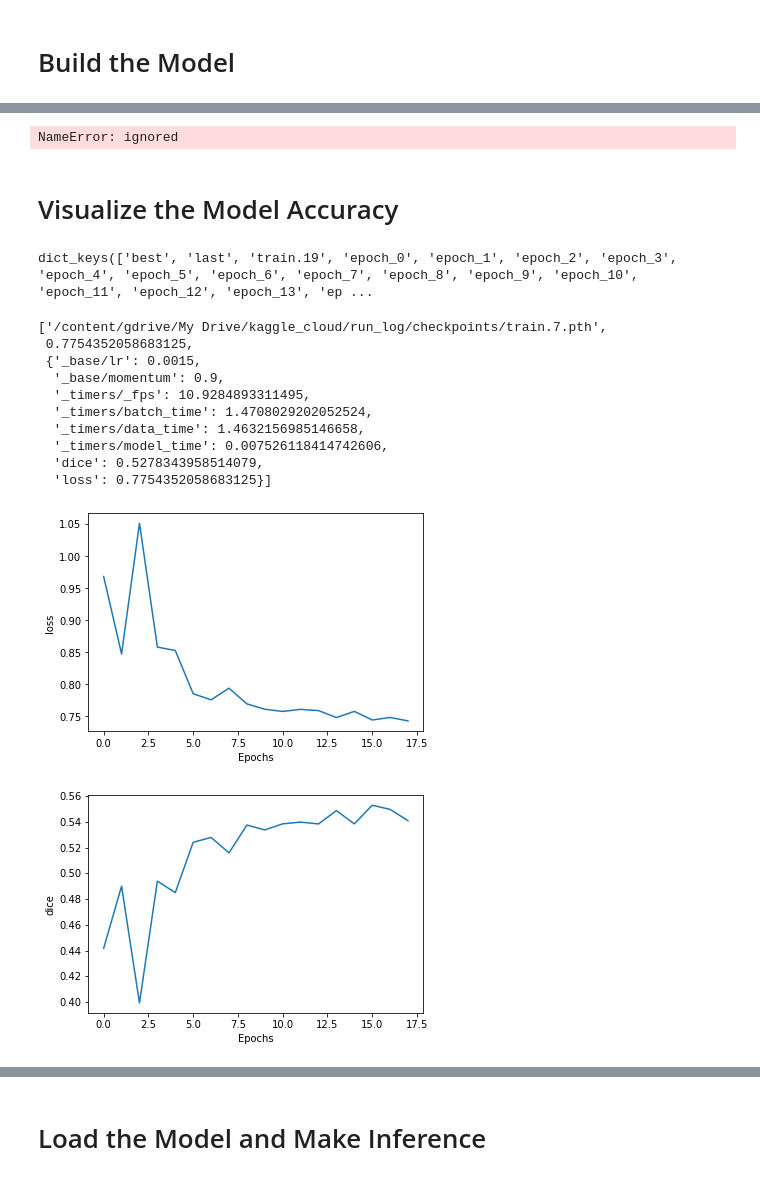
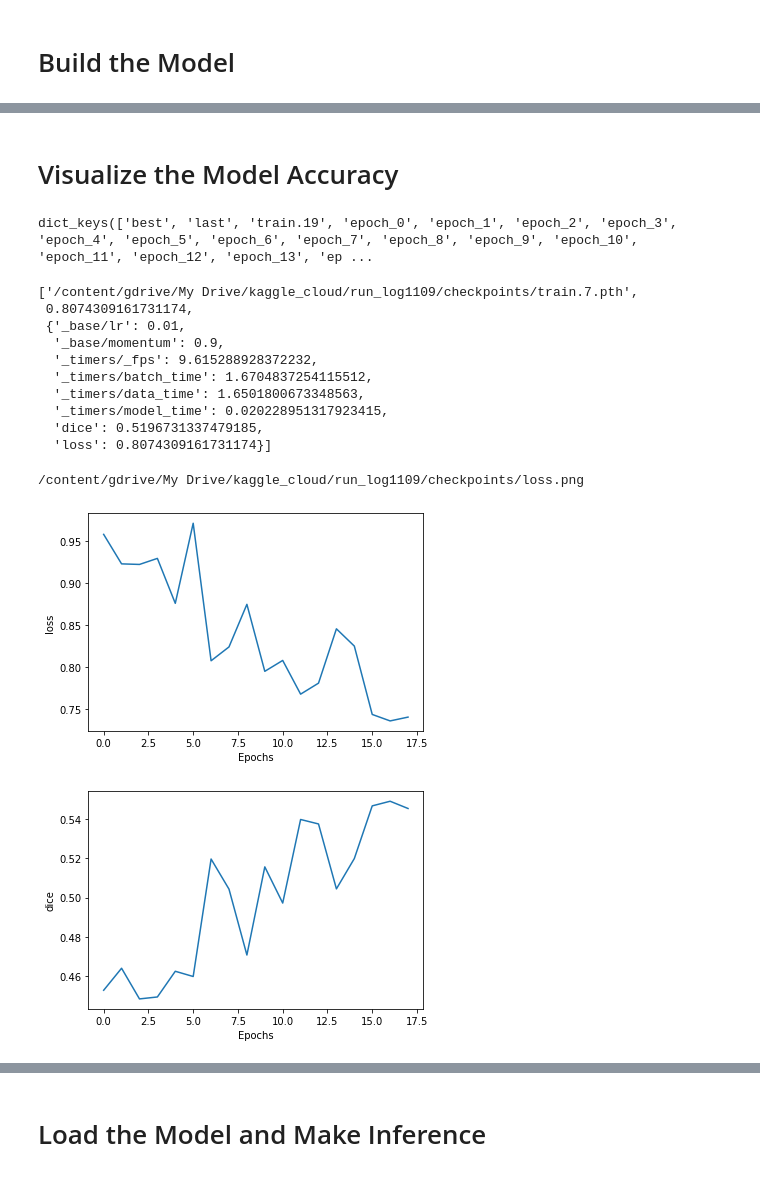
Before and after one commit to lkforward/CloudFlower, a Jupyter notebook: run_cloud_model.ipynb, the cells around one changed output, grey strips where cells are left out. Cells and saved outputs as stored; diff of their text form; code cells hidden in the pictures.

```diff
--- a/run_cloud_model.ipynb
+++ b/run_cloud_model.ipynb
@@ -539,16 +521,8 @@ Top best models:
-# %%
-utils.plot_metrics(
-    logdir=logdir,
-    # specify which metrics we want to plot
-    metrics=["loss", "dice", 'lr', '_base/lr']
-)
-# %% [output]
-NameError: ignored
 # %% [markdown]
 # Visualize the Model Accuracy
 # %%
 import json
-metric_file = '/content/gdrive/My Drive/kaggle_cloud/run_log/checkpoints/_metrics.json'
+metric_file = '/content/gdrive/My Drive/kaggle_cloud/run_log1109/checkpoints/_metrics.json'
 
 with open(metric_file, 'r') as f:
   metrics = json.load(f)
@@ -557,18 +531,18 @@ print(metrics.keys())
 metrics['epoch_6']
 # %% [output]
 dict_keys(['best', 'last', 'train.19', 'epoch_0', 'epoch_1', 'epoch_2', 'epoch_3', 'epoch_4', 'epoch_5', 'epoch_6', 'epoch_7', 'epoch_8', 'epoch_9', 'epoch_10', 'epoch_11', 'epoch_12', 'epoch_13', 'ep ...
-['/content/gdrive/My Drive/kaggle_cloud/run_log/checkpoints/train.7.pth',
- 0.7754352058683125,
- {'_base/lr': 0.0015,
+['/content/gdrive/My Drive/kaggle_cloud/run_log1109/checkpoints/train.7.pth',
+ 0.8074309161731174,
+ {'_base/lr': 0.01,
   '_base/momentum': 0.9,
-  '_timers/_fps': 10.9284893311495,
-  '_timers/batch_time': 1.4708029202052524,
-  '_timers/data_time': 1.4632156985146658,
-  '_timers/model_time': 0.007526118414742606,
-  'dice': 0.5278343958514079,
-  'loss': 0.7754352058683125}]
+  '_timers/_fps': 9.615288928372232,
+  '_timers/batch_time': 1.6704837254115512,
+  '_timers/data_time': 1.6501800673348563,
+  '_timers/model_time': 0.020228951317923415,
+  'dice': 0.5196731337479185,
+  'loss': 0.8074309161731174}]
 # %%
-def plot_metrics_json(metric_file, metric_name, n_epochs):
+def plot_metrics_json(metric_file, metric_name, n_epochs, do_save_fig=False, figname=None):
   """
   Plot the change of a metric in the training process saved in a *.json file.
 
@@ -587,14 +561,21 @@ def plot_metrics_json(metric_file, metric_name, n_epochs):
   plt.plot(range(n_epochs), metric_hist)
   plt.xlabel('Epochs')
   plt.ylabel(metric_name)
+
+  if do_save_fig:
+    if not figname:
+      figname = metric_file.replace('_metrics.json', metric_name + '.png')
+      print(figname)
+    plt.savefig(figname)
 # %%
-plot_metrics_json(metric_file, metric_name='loss', n_epochs=18)
+plot_metrics_json(metric_file, metric_name='loss', n_epochs=18, do_save_fig=True)
 # %% [output]
+/content/gdrive/My Drive/kaggle_cloud/run_log1109/checkpoints/loss.png
-[figure, old version]
+[figure, new version]
 # %%
 plot_metrics_json(metric_file, metric_name='dice', n_epochs=18)
 # %% [output]
-[figure, old version]
+[figure, new version]
 # %%
 plot_metrics_json(metric_file, metric_name='_base/lr', n_epochs=18)
 # %% [output]
```
Also changed, not shown: parts of 24 cells of this notebook.
